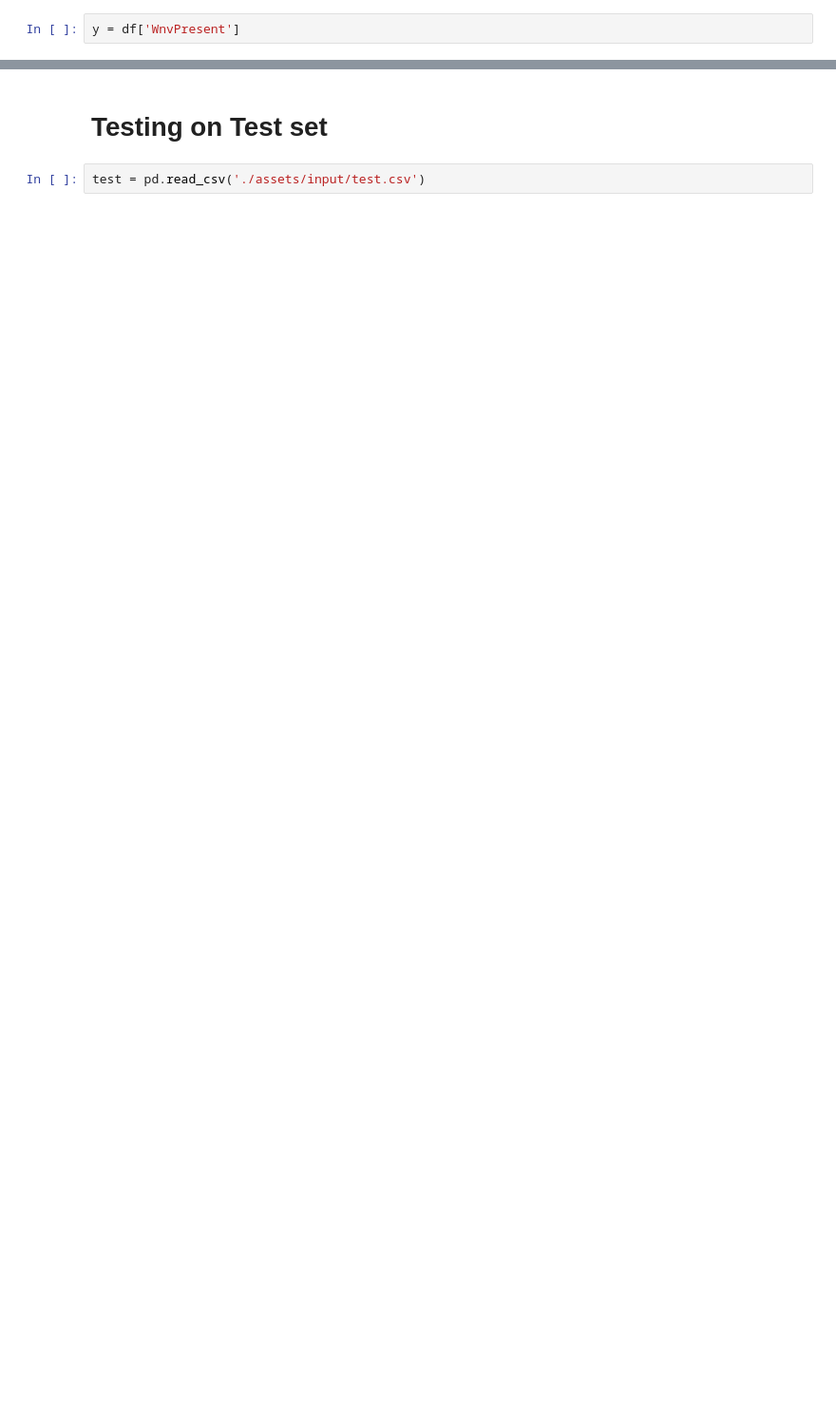
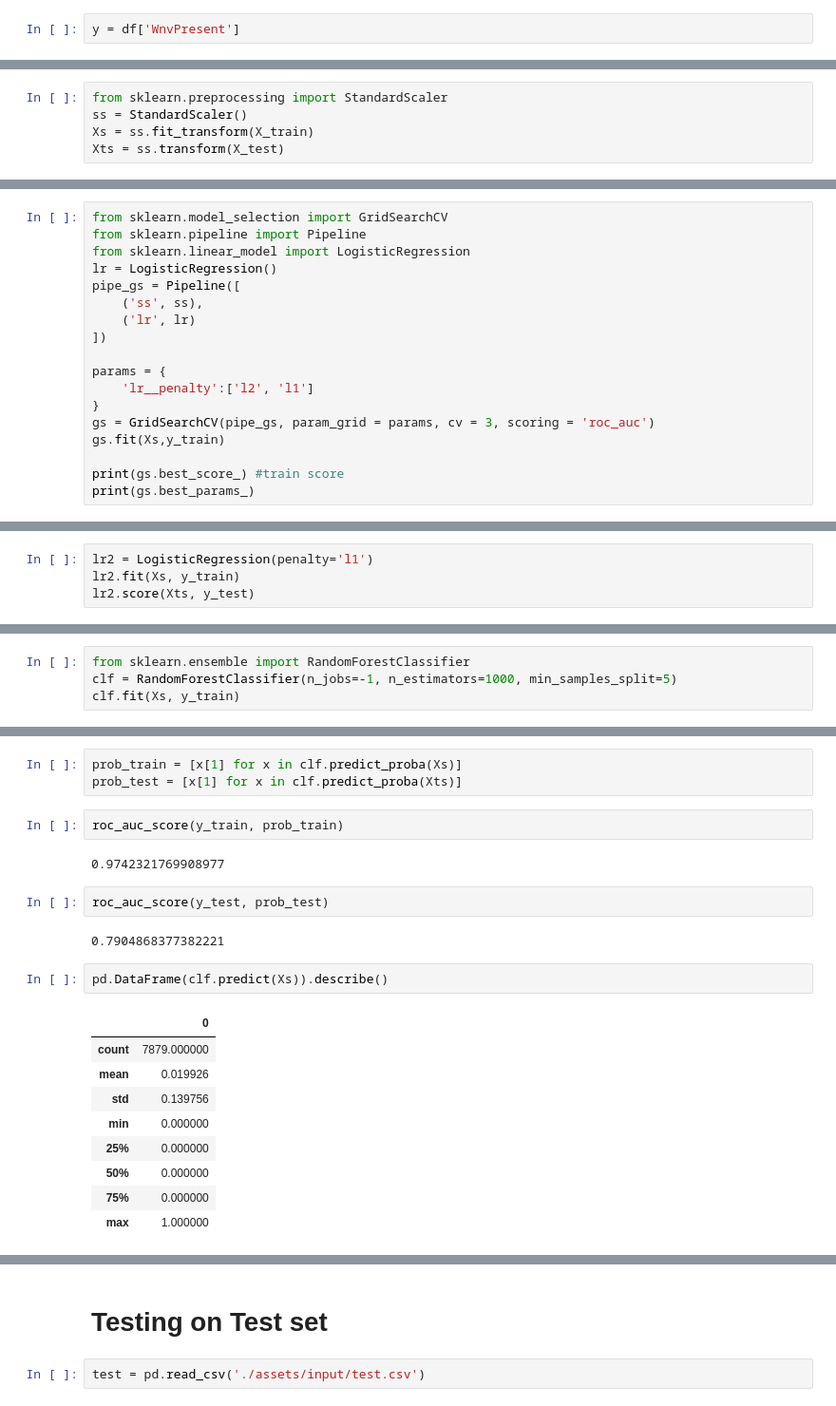
Before and after one commit to rytizzle/CDC_west_nile, a Jupyter notebook: MASTER.ipynb, the cells around one changed output, grey strips where cells are left out. Shown at 95% size. Saved outputs shown, nothing was run; the diff lists cells and outputs as text; blank space fills up the shorter version.

```diff
--- a/MASTER.ipynb
+++ b/MASTER.ipynb
@@ -174,0 +256,5 @@ lr.score(X_test, y_test)
+# %%
+from sklearn.preprocessing import StandardScaler
+ss = StandardScaler()
+Xs = ss.fit_transform(X_train)
+Xts = ss.transform(X_test)
@@ -174,0 +263,18 @@ lr.score(X_test, y_test)
+# %%
+from sklearn.model_selection import GridSearchCV
+from sklearn.pipeline import Pipeline
+from sklearn.linear_model import LogisticRegression
+lr = LogisticRegression()
+pipe_gs = Pipeline([
+    ('ss', ss),
+    ('lr', lr)
+])
+
+params = {
+    'lr__penalty':['l2', 'l1']
+}
+gs = GridSearchCV(pipe_gs, param_grid = params, cv = 3, scoring = 'roc_auc')
+gs.fit(Xs,y_train)
+
+print(gs.best_score_) #train score
+print(gs.best_params_)
@@ -174,0 +284,4 @@ lr.score(X_test, y_test)
+# %%
+lr2 = LogisticRegression(penalty='l1')
+lr2.fit(Xs, y_train)
+lr2.score(Xts, y_test)
@@ -174,0 +307,4 @@ lr.score(X_test, y_test)
+# %%
+from sklearn.ensemble import RandomForestClassifier
+clf = RandomForestClassifier(n_jobs=-1, n_estimators=1000, min_samples_split=5)
+clf.fit(Xs, y_train)
@@ -174,0 +327,23 @@ lr.score(X_test, y_test)
+# %%
+prob_train = [x[1] for x in clf.predict_proba(Xs)]
+prob_test = [x[1] for x in clf.predict_proba(Xts)]
+# %%
+roc_auc_score(y_train, prob_train)
+# %% [output]
+0.9742321769908977
+# %%
+roc_auc_score(y_test, prob_test)
+# %% [output]
+0.7904868377382221
+# %%
+pd.DataFrame(clf.predict(Xs)).describe()
+# %% [output]
+|  | 0 |
+| count | 7879.000000 |
+| mean | 0.019926 |
+| std | 0.139756 |
+| min | 0.000000 |
+| 25% | 0.000000 |
+| 50% | 0.000000 |
+| 75% | 0.000000 |
+| max | 1.000000 |
```
Also changed, not shown: parts of 51 cells of this notebook, 3 other files.
